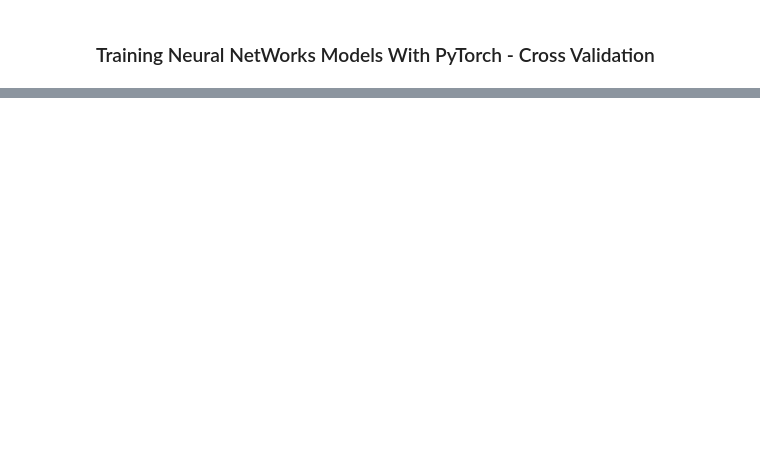
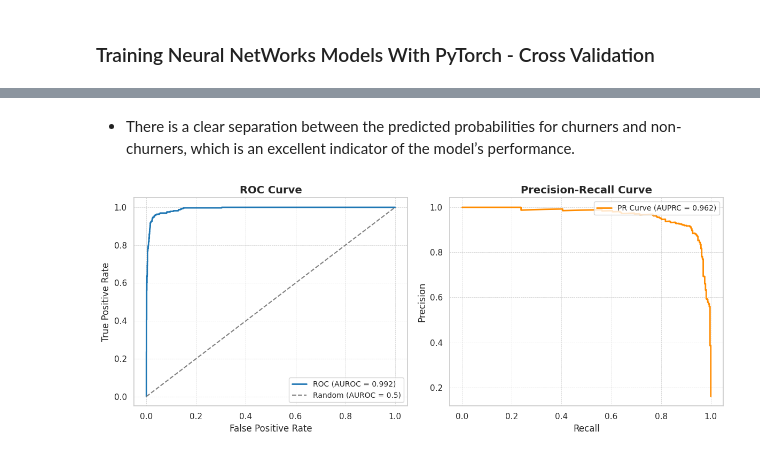
Before and after one commit to OtnielGomes/1_Portfolio-Credit-Card_Churn_Analysis_with_Pytorch, a Jupyter notebook: notebooks/1_Modeling.ipynb, the cells around one changed output, grey strips where cells are left out. Drawn from its saved outputs; the diff is of its cells as text; code cells hidden in the pictures; blank space fills up the shorter version.

```diff
--- a/notebooks/1_Modeling.ipynb
+++ b/notebooks/1_Modeling.ipynb
@@ -312,0 +1218,7 @@ pd.DataFrame(preprocessed_train, columns = nn_proprocessor.get_feature_names_out
+# %% [markdown]
+
+- There is a clear separation between the predicted probabilities for churners and non-churners, which is an excellent indicator of the model’s performance.
+# %%
+GraphicsData.plot_roc_pr_curves(preds = preds, labels = labels)
+# %% [output]
+[figure, added]
```
Also changed, not shown: parts of 86 cells of this notebook, 18 other files.
